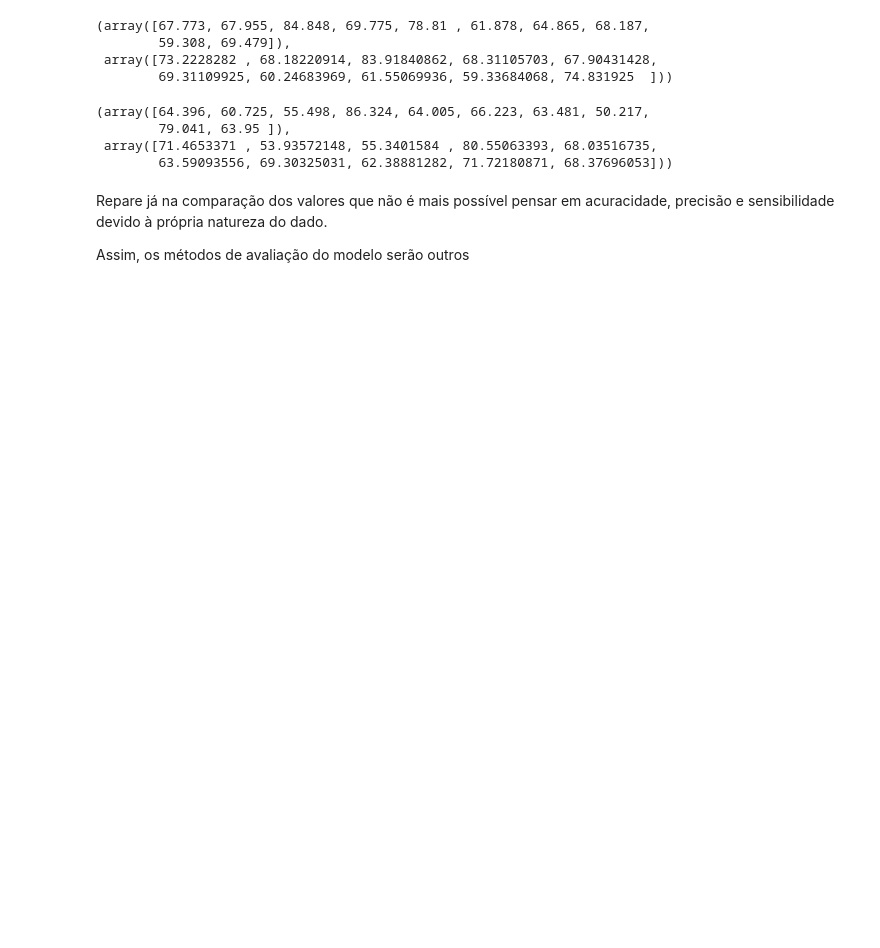
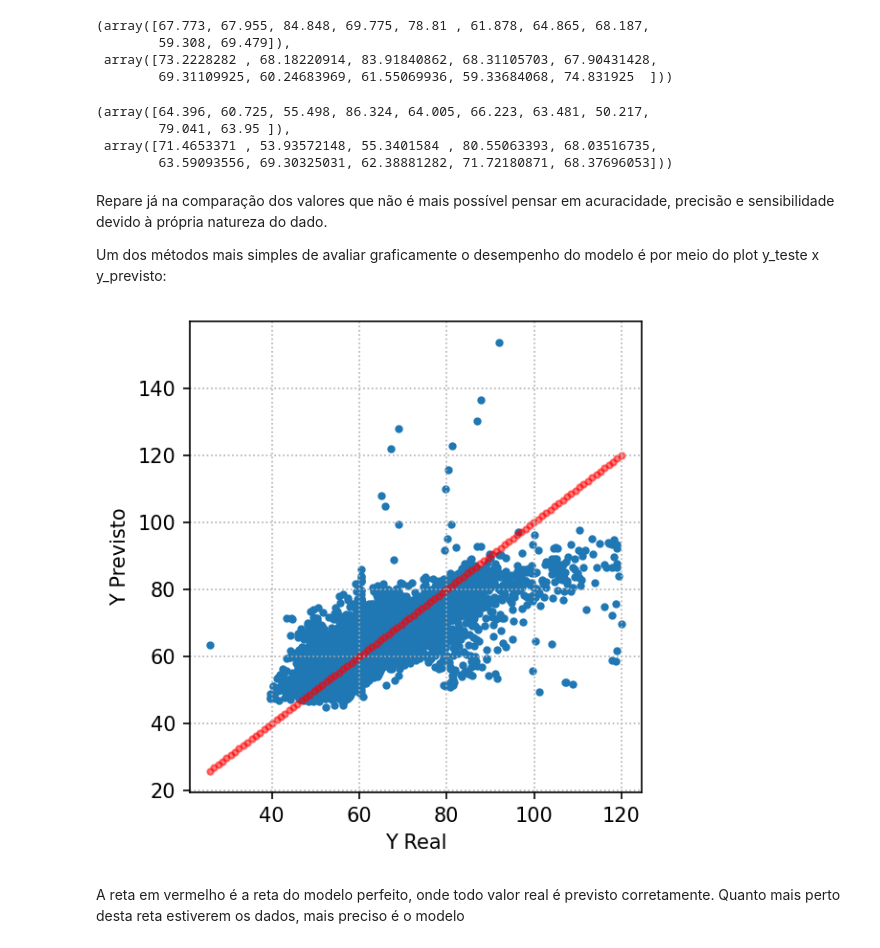
Before and after one commit to leandroneckel/aulas_data_science, a Jupyter notebook: Notebooks/Unidade 4/01_exploracao_metricas_regressao.ipynb, the cells around one changed output. Saved outputs shown, nothing was run; the diff lists cells and outputs as text; code cells hidden in the pictures; blank space fills up the shorter version.

```diff
--- a/Notebooks/Unidade 4/01_exploracao_metricas_regressao.ipynb
+++ b/Notebooks/Unidade 4/01_exploracao_metricas_regressao.ipynb
@@ -140,4 +140,20 @@ y_teste[-10:],y_prev[-10:]
 # %% [markdown]
 Repare já na comparação dos valores que não é mais possível pensar em acuracidade, precisão e sensibilidade devido à própria natureza do dado.
 
-Assim, os métodos de avaliação do modelo serão outros
+Um dos métodos mais simples de avaliar graficamente o desempenho do modelo é por meio do plot y_teste x y_previsto:
+# %%
+import numpy as np
+fig,ax = plt.subplots(1,figsize = (4,4),dpi = 150)
+ax.scatter(y_teste,y_prev,marker='.')
+y_min = min(y_teste)
+y_max = max(y_teste)
+melhor_reta = np.linspace(y_min,y_max,100)
+ax.scatter(melhor_reta,melhor_reta,marker = '.',c = 'red',alpha=0.5)
+ax.grid(ls = ':')
+ax.set_xlabel('Y Real')
+ax.set_ylabel('Y Previsto')
+plt.tight_layout()
+# %% [output]
+[figure, added]
+# %% [markdown]
+A reta em vermelho é a reta do modelo perfeito, onde todo valor real é previsto corretamente. Quanto mais perto desta reta estiverem os dados, mais preciso é o modelo
```
Also changed, not shown: parts of 18 cells of this notebook, 6 other files.
